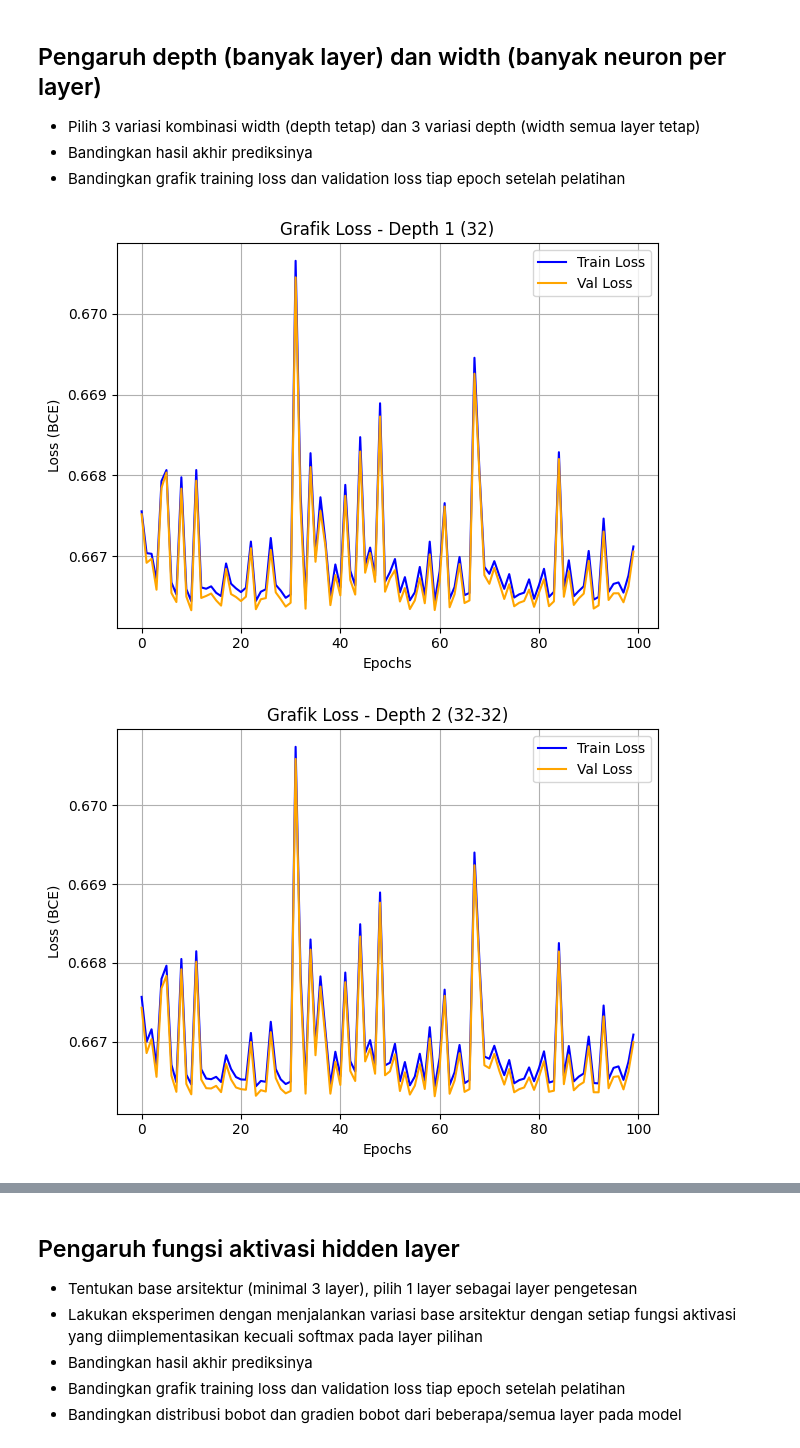
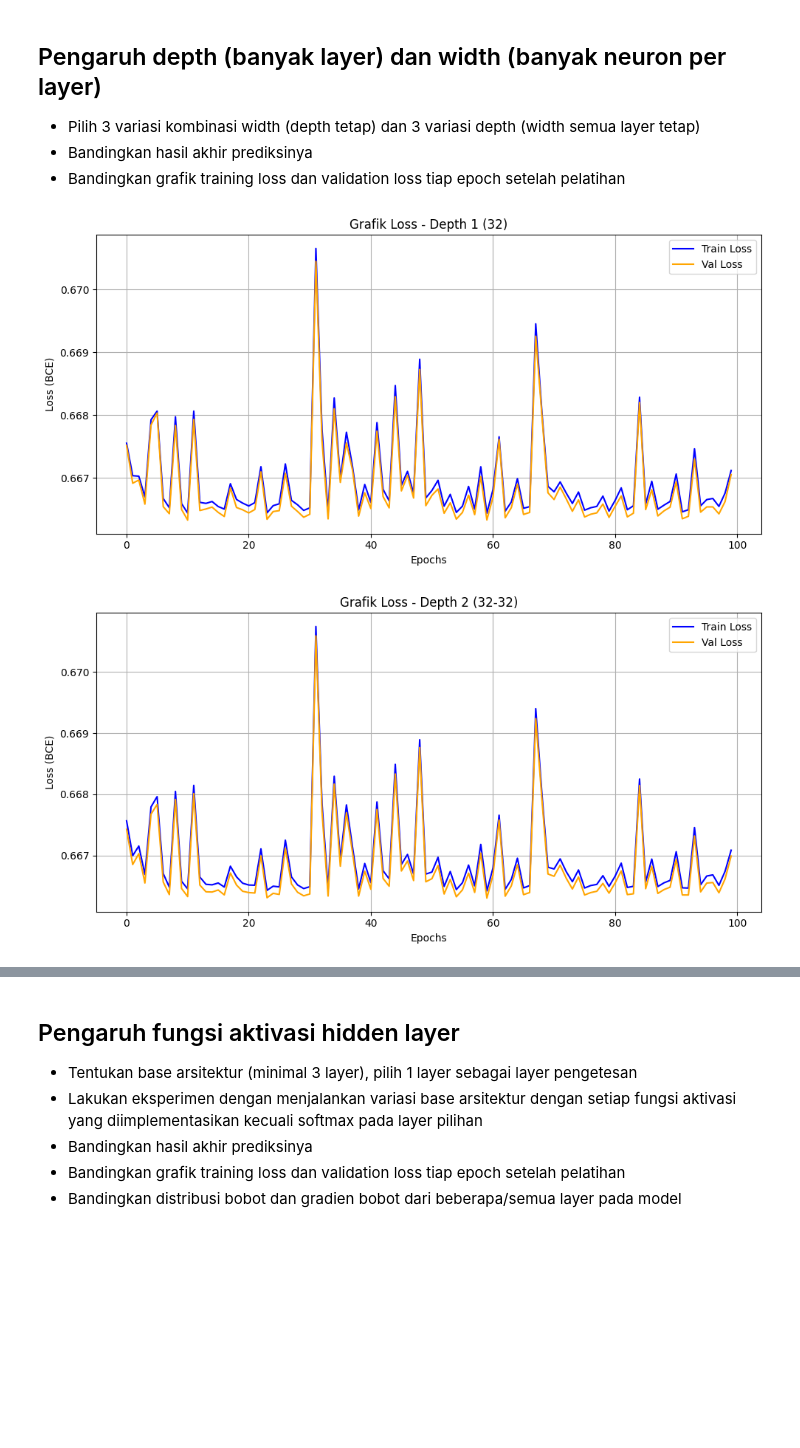
Before and after one commit to timoruslim/Tubes1_Six-seven, a Jupyter notebook: src/pengujian.ipynb, the cells around one changed output, grey strips where cells are left out. Drawn from its saved outputs; the diff is of its cells as text; code cells hidden in the pictures; blank space fills up the shorter version.

```diff
--- a/src/pengujian.ipynb
+++ b/src/pengujian.ipynb
@@ -140,32 +124,33 @@ for name, hidden_sizes in all_configs.items():
     layers = []
     for size in hidden_sizes:
         layers.append(Layer(size, activation='gelu', weight_init='he'))
     layers.append(Layer(1, activation='sigmoid', weight_init='xavier'))
 
     model = MLP(layers, input_size=X_train.shape[1], seed=42)
     model.compile(optimizer='sgd', loss='bce')
 
     history = model.fit(
         X_train, y_train,
         batch_size=32,
         epochs=100,
         validation_data=(X_val, y_val),
         verbose=0
     )
 
     all_histories[name] = history
 
 # Plot Hasil
 for name, history in all_histories.items():
+    plt.figure(figsize=(10, 5))
     plt.plot(history['train_loss'], label='Train Loss', color='blue')
     plt.plot(history['val_loss'], label='Val Loss', color='orange')
     plt.title(f"Grafik Loss - {name}")
     plt.xlabel('Epochs')
     plt.ylabel('Loss (BCE)')
     plt.legend()
     plt.grid(True)
     plt.tight_layout()
     plt.show()
 # %% [output]
-[figure, old version]
+[figure, new version]
-[figure, old version]
+[figure, new version]
```
Also changed, not shown: parts of 10 cells of this notebook.
